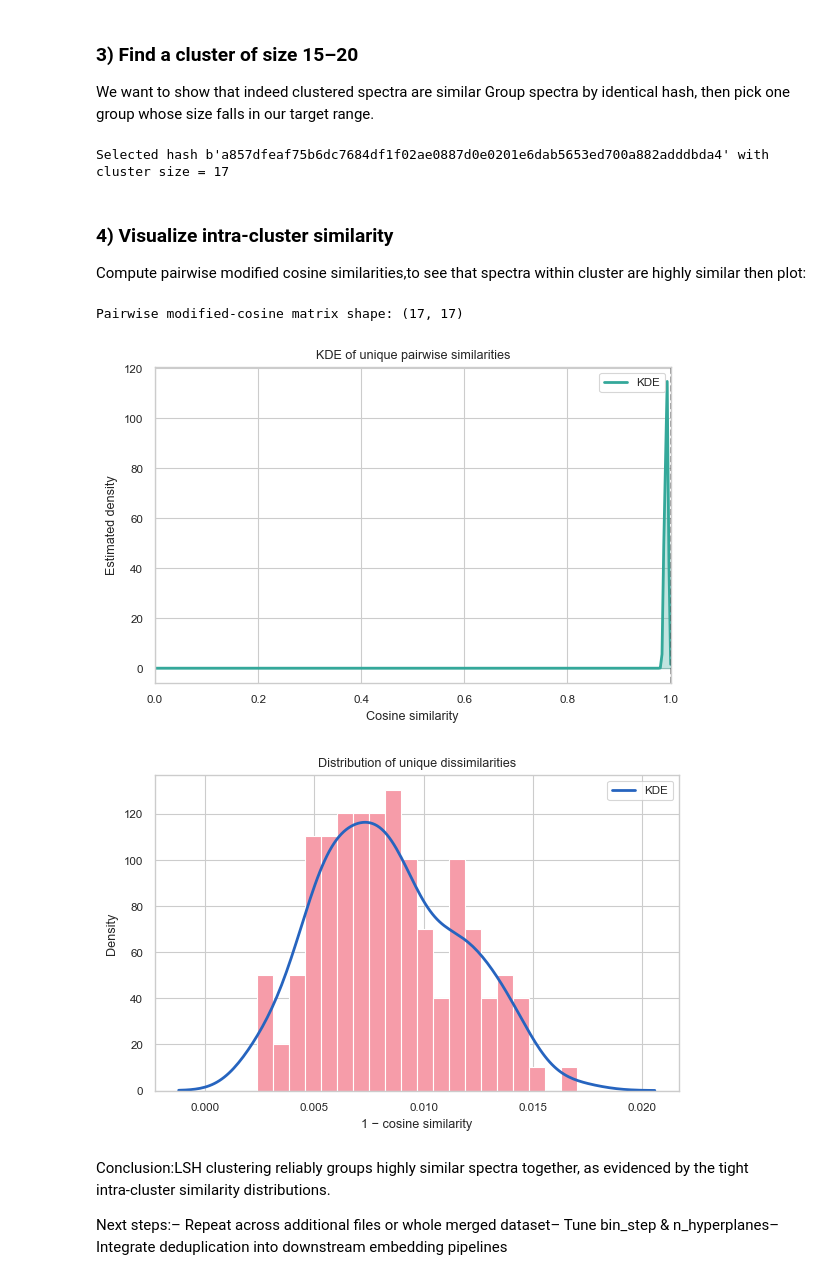
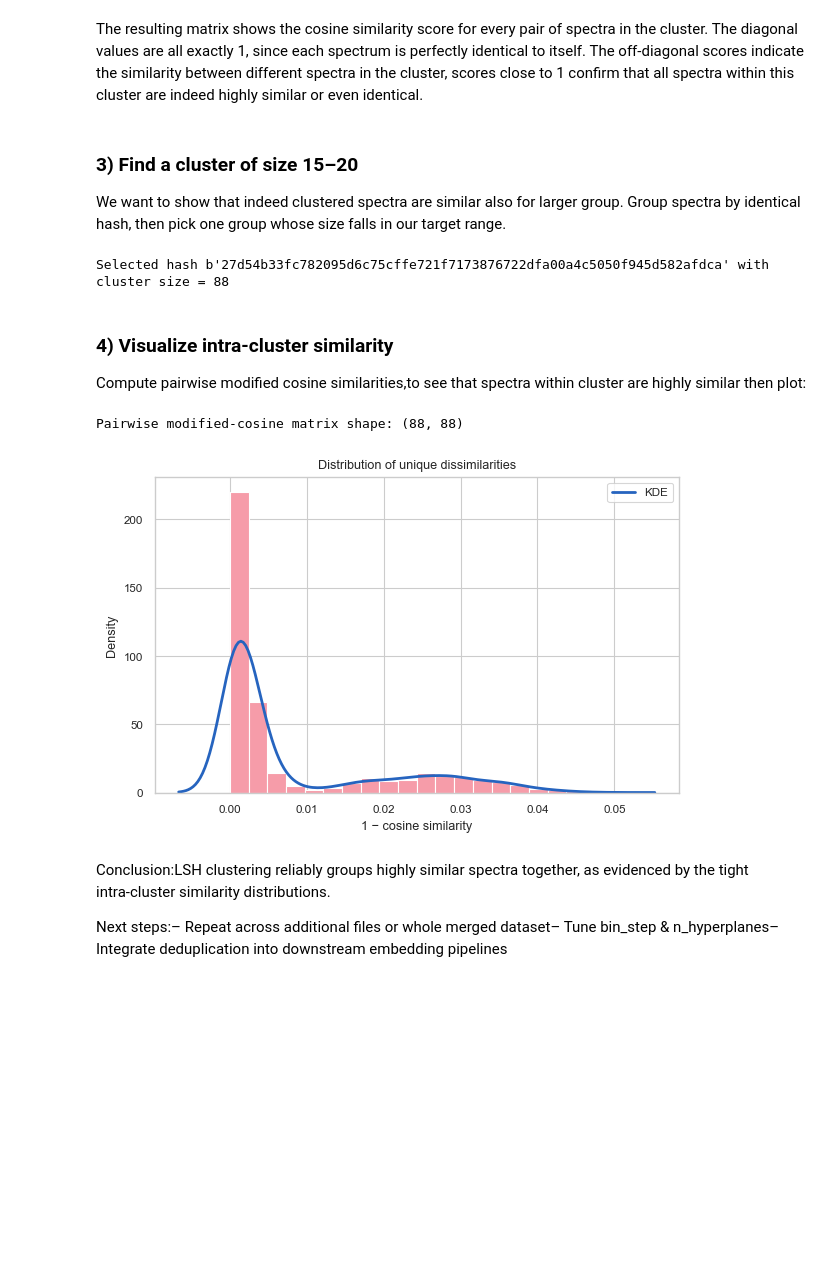
Before and after one commit to pluskal-lab/DreaMS_MIMB, a Jupyter notebook: notebooks/2_deduplication.ipynb, the cells around one changed output. Saved outputs shown, nothing was run; the diff lists cells and outputs as text; code cells hidden in the pictures; blank space fills up the shorter version.

```diff
--- a/notebooks/2_deduplication.ipynb
+++ b/notebooks/2_deduplication.ipynb
@@ -30,6 +48,0 @@ dedup_h5  = mzml_path.with_name(mzml_path.stem + "_dedup.hdf5")
-# %%
-# 2) Load (or cache) & filter to positive‐ion spectra -----------------------
-if h5_path.exists():
-    msdata = MSData.from_hdf5(str(h5_path), in_mem=True)
-else:
-    msdata = MSData.from_mzml(str(mzml_path), in_mem=True)
@@ -37,0 +49,11 @@ Loading dataset 202312_20_P09-Leaf-r1_1uL_high_quality into memory (2000 spectra
+# %%
+if h5_path.exists():
+    # If the HDF5 already exists, load it directly (this is fastest)
+    msdata = MSData.from_hdf5(h5_path, in_mem=True)
+else:
+    # If not, convert from the original file and cache the result as HDF5
+    msdata = MSData.load(
+        spectra_path,
+        in_mem=True,
+        prec_mz_col="PRECURSOR_MZ"
+    )
@@ -42,9 +75,7 @@ We reuse a single LSHProjector for all spectra to guarantee consistent hash spac
 # %%
-# 1a) extract the raw spectra array (shape: N × 2 × n_peaks)
 specs = msdata.get_spectra()
 
-# 1b) instantiate the projector and compute hashes
-lsh_proj = BatchedPeakListRandomProjection(bin_step=0.5, n_hyperplanes=50)
+lsh_proj = BatchedPeakListRandomProjection(bin_step=0.5, n_hyperplanes=20)
 hashes   = lsh_proj.compute(specs)
 
 print(f"▶ Computed {len(hashes)} hashes; example hash: {hashes[0]!r}")
@@ -117,13 +171,15 @@ print("▶ Small cluster pairwise matrix:\n", sim_mat_small)
+# %% [markdown]
+The resulting matrix shows the cosine similarity score for every pair of spectra in the cluster. The diagonal values are all exactly 1, since each spectrum is perfectly identical to itself. The off-diagonal scores indicate the similarity between different spectra in the cluster, scores close to 1 confirm that all spectra within this cluster are indeed highly similar or even identical.
 # %% [markdown]
 ### 3) Find a cluster of size 15–20
 
-We want to show that indeed clustered spectra are similar
+We want to show that indeed clustered spectra are similar also for larger group.
 Group spectra by identical hash, then pick one group whose size falls in our target range.
 # %%
 # count frequencies of each hash
 counts = pd.Series(hashes).value_counts()
 
-target = counts[(counts >= 15) & (counts <= 20)]
+target = counts[(counts >= 50) & (counts <= 200)]
 assert not target.empty, "No cluster in the desired size range found!"
 
 # pick the first matching hash
@@ -134,7 +190,7 @@ print(f"Selected hash {cluster_hash} with cluster size = {cluster_size}")
 # indices of spectra in this cluster
 i_idxs = np.where(hashes == cluster_hash)[0]
 # %% [output]
-Selected hash b'a857dfeaf75b6dc7684df1f02ae0887d0e0201e6dab5653ed700a882adddbda4' with cluster size = 17
+Selected hash b'27d54b33fc782095d6c75cffe721f7173876722dfa00a4c5050f945d582afdca' with cluster size = 88
 # %% [markdown]
 ### 4) Visualize intra‑cluster similarity
 
@@ -142,26 +198,23 @@ Compute pairwise modified cosine similarities,to see that spectra within cluster
 # %%
 # extract the actual peak lists and precursor m/z for the cluster
 cluster_specs = specs[i_idxs]
 cluster_prec  = msdata.get_prec_mzs()[i_idxs]
 
 # compute full pairwise similarity matrix
 cos_sim = PeakListModifiedCosine()
 sim_mat = cos_sim.compute_pairwise(
     specs    = cluster_specs,
     prec_mzs = cluster_prec,
     avg      = False
 )
 print("Pairwise modified‑cosine matrix shape:", sim_mat.shape)
 
-# 4a) Teal KDE of the similarities
-plot_similarity_kde(sim_mat)
 
 # 4b) Pink histogram + lavender KDE of the affinities
 plot_dissimilarity_hist_kde(sim_mat)
 # %% [output]
-Pairwise modified‑cosine matrix shape: (17, 17)
+Pairwise modified‑cosine matrix shape: (88, 88)
-[figure, old version]
+[figure, new version]
-[figure, removed]
 # %% [markdown]
 Conclusion:LSH clustering reliably groups highly similar spectra together, as evidenced by the tight intra‑cluster similarity distributions.
 
```
Also changed, not shown: parts of 22 cells of this notebook, 1 other file.
